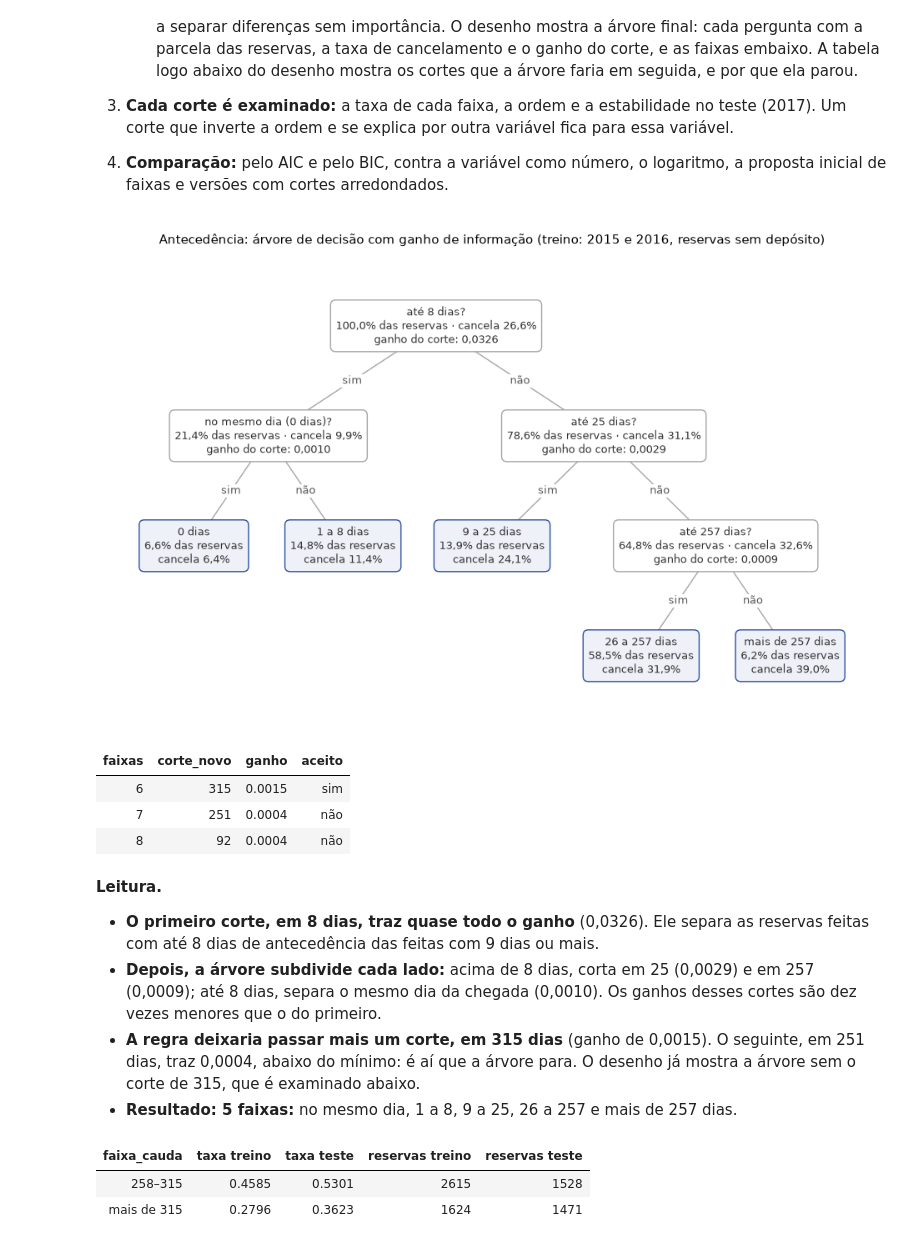
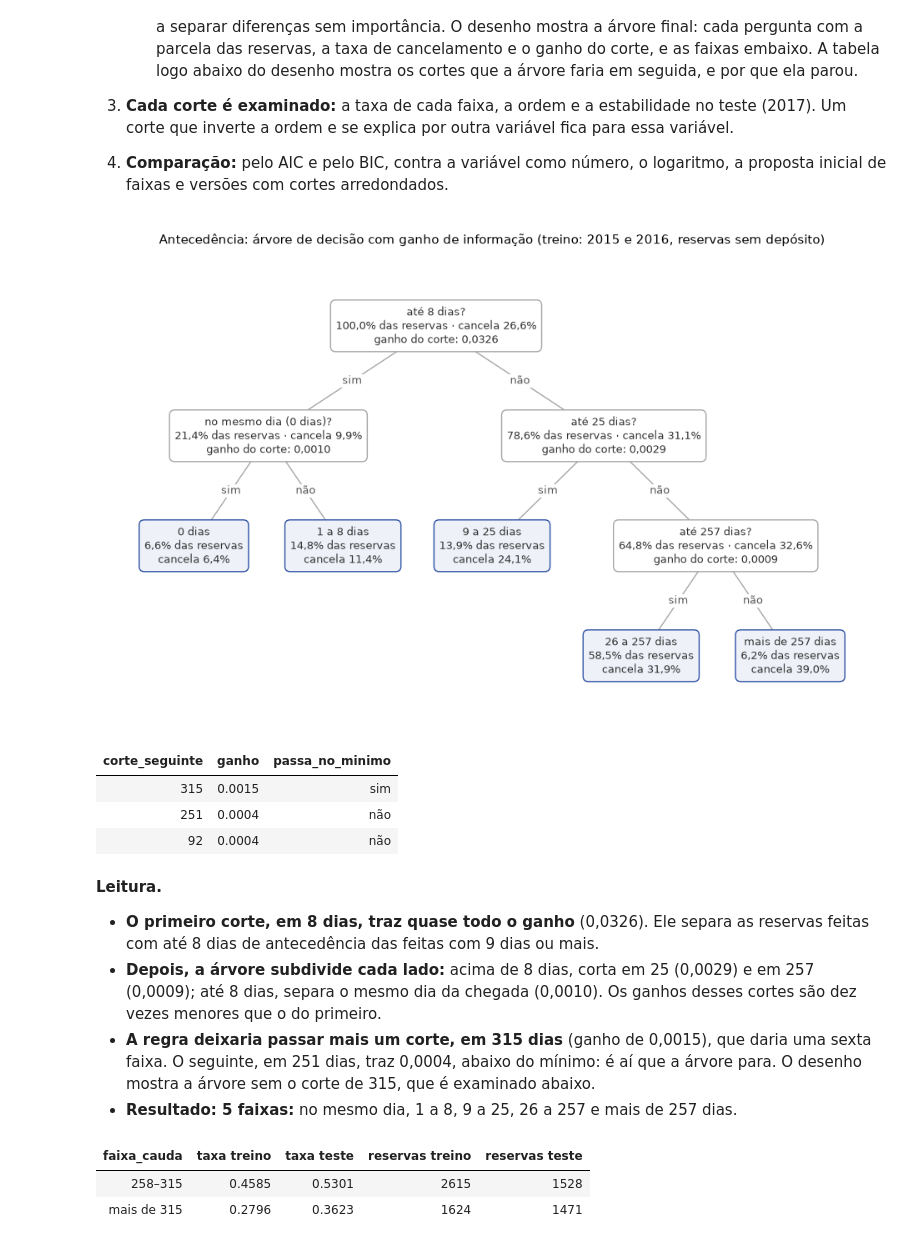
Before and after one commit to acrosatto/comunicacao-dados-mba, a Jupyter notebook: analise/ana/02_variaveis.ipynb, the cells around one changed output. Drawn from its saved outputs; the diff is of its cells as text; code cells hidden in the pictures.

Commit message:
Tira a contagem de faixas da tabela dos cortes seguintes
Co-Authored-By: Claude Opus 5.5 <noreply@anthropic.com>

```diff
--- a/analise/ana/02_variaveis.ipynb
+++ b/analise/ana/02_variaveis.ipynb
@@ -501,22 +501,23 @@ O desenho mostra a árvore final: cada pergunta com a parcela das reservas, a ta
 # %%
 # antecedência: a árvore de decisão final (treino)
 desenhar_arvore(treino, 'lead_time', n_faixas=5, unidade='dias',
                 titulo='Antecedência: árvore de decisão com ganho de informação (treino: 2015 e 2016, reservas sem depósito)')
 
-# os cortes que a árvore faria em seguida e o ganho de cada um ("aceito": passa no ganho mínimo de 0,0005)
-cortes_por_ganho(treino, 'lead_time').loc[6:, ['corte_novo', 'ganho', 'aceito']]
+# os cortes que a árvore faria depois dos do desenho, em ordem, e se cada um passa no ganho mínimo de 0,0005
+(cortes_por_ganho(treino, 'lead_time').loc[6:, ['corte_novo', 'ganho', 'aceito']]
+     .rename(columns={'corte_novo': 'corte_seguinte', 'aceito': 'passa_no_minimo'}).reset_index(drop=True))
 # %% [output]
 [figure]
-| faixas | corte_novo | ganho | aceito |
-| 6 | 315 | 0.0015 | sim |
-| 7 | 251 | 0.0004 | não |
-| 8 | 92 | 0.0004 | não |
+| corte_seguinte | ganho | passa_no_minimo |
+| 315 | 0.0015 | sim |
+| 251 | 0.0004 | não |
+| 92 | 0.0004 | não |
 # %% [markdown]
 **Leitura.**
 
 - **O primeiro corte, em 8 dias, traz quase todo o ganho** (0,0326). Ele separa as reservas feitas com até 8 dias de antecedência das feitas com 9 dias ou mais.
 - **Depois, a árvore subdivide cada lado:** acima de 8 dias, corta em 25 (0,0029) e em 257 (0,0009); até 8 dias, separa o mesmo dia da chegada (0,0010). Os ganhos desses cortes são dez vezes menores que o do primeiro.
-- **A regra deixaria passar mais um corte, em 315 dias** (ganho de 0,0015). O seguinte, em 251 dias, traz 0,0004, abaixo do mínimo: é aí que a árvore para. O desenho já mostra a árvore sem o corte de 315, que é examinado abaixo.
+- **A regra deixaria passar mais um corte, em 315 dias** (ganho de 0,0015), que daria uma sexta faixa. O seguinte, em 251 dias, traz 0,0004, abaixo do mínimo: é aí que a árvore para. O desenho mostra a árvore sem o corte de 315, que é examinado abaixo.
 - **Resultado: 5 faixas:** no mesmo dia, 1 a 8, 9 a 25, 26 a 257 e mais de 257 dias.
 # %%
 # o corte em 315 dias: quem reserva com mais de 315 dias de antecedência?
```
Also changed, not shown: parts of 1 cell of this notebook.
